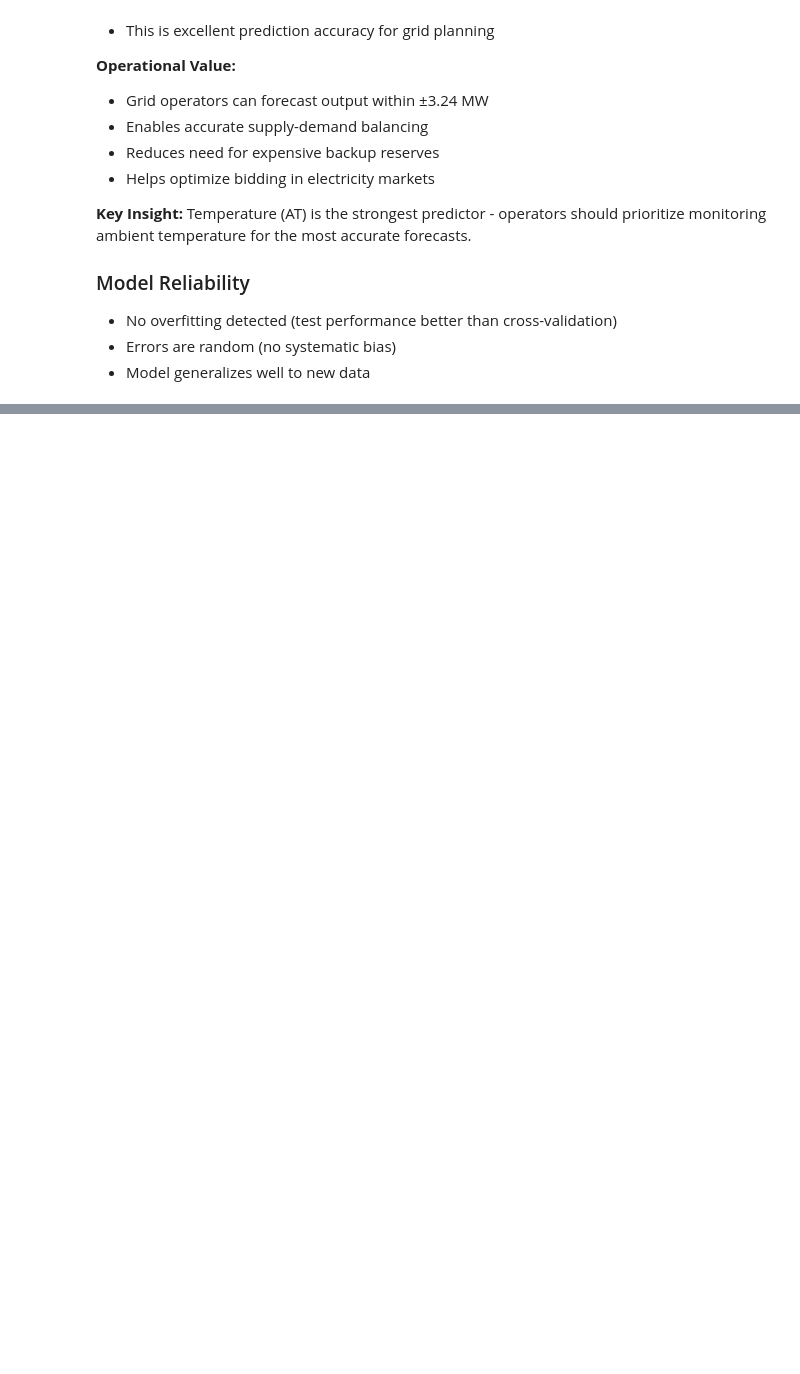
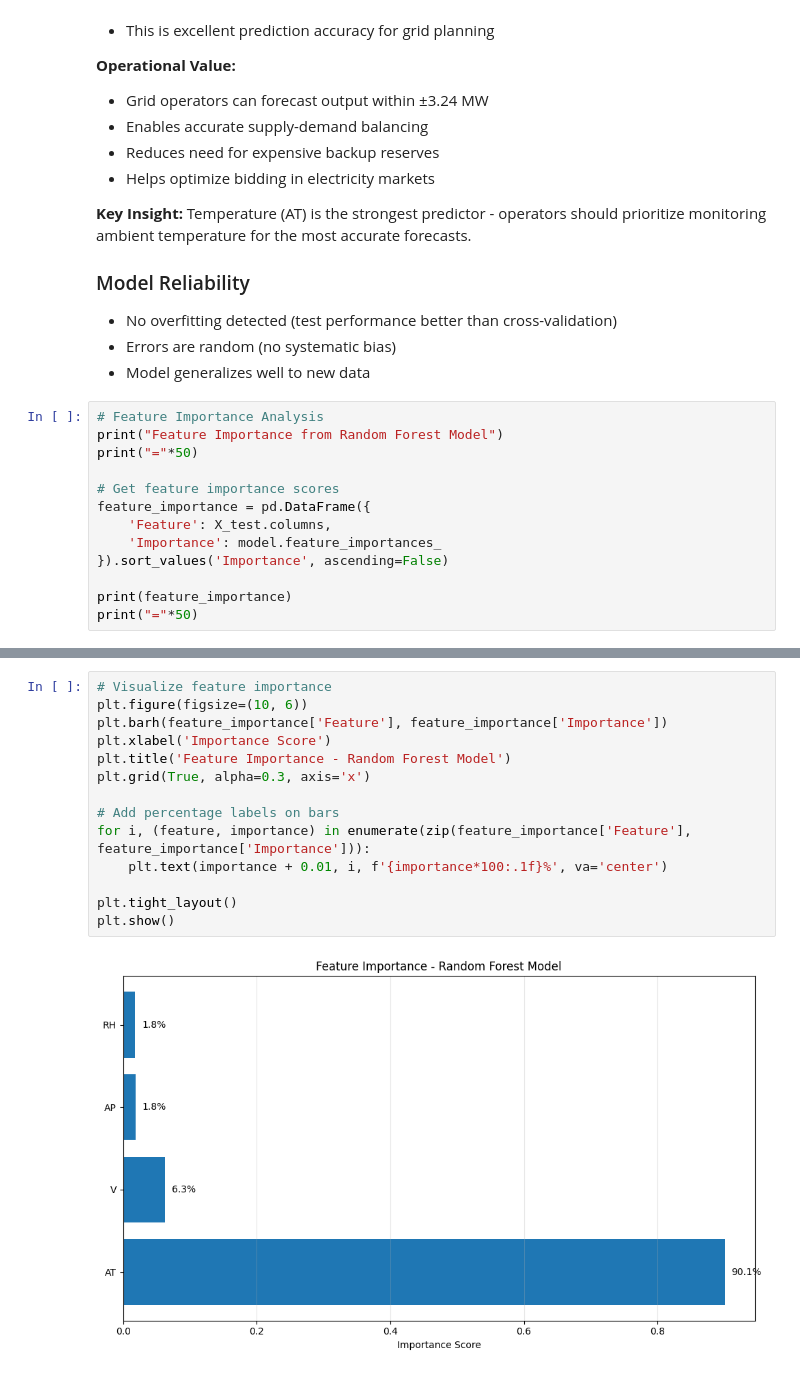
Before and after one commit to Lupowilk/power-plant-prediction, a Jupyter notebook: notebooks/02_model_evaluation.ipynb, the cells around one changed output, grey strips where cells are left out. Saved outputs shown, nothing was run; the diff lists cells and outputs as text; blank space fills up the shorter version.

```diff
--- a/notebooks/02_model_evaluation.ipynb
+++ b/notebooks/02_model_evaluation.ipynb
@@ -127,3 +127,16 @@ Temperature (AT) is the strongest predictor - operators should prioritize monito
 - No overfitting detected (test performance better than cross-validation)
 - Errors are random (no systematic bias)
 - Model generalizes well to new data
+# %%
+# Feature Importance Analysis
+print("Feature Importance from Random Forest Model")
+print("="*50)
+
+# Get feature importance scores
+feature_importance = pd.DataFrame({
+    'Feature': X_test.columns,
+    'Importance': model.feature_importances_
+}).sort_values('Importance', ascending=False)
+
+print(feature_importance)
+print("="*50)
@@ -129,0 +152,16 @@ Temperature (AT) is the strongest predictor - operators should prioritize monito
+# %%
+# Visualize feature importance
+plt.figure(figsize=(10, 6))
+plt.barh(feature_importance['Feature'], feature_importance['Importance'])
+plt.xlabel('Importance Score')
+plt.title('Feature Importance - Random Forest Model')
+plt.grid(True, alpha=0.3, axis='x')
+
+# Add percentage labels on bars
+for i, (feature, importance) in enumerate(zip(feature_importance['Feature'], feature_importance['Importance'])):
+    plt.text(importance + 0.01, i, f'{importance*100:.1f}%', va='center')
+
+plt.tight_layout()
+plt.show()
+# %% [output]
+[figure, added]
```
Also changed, not shown: parts of 3 cells of this notebook.
